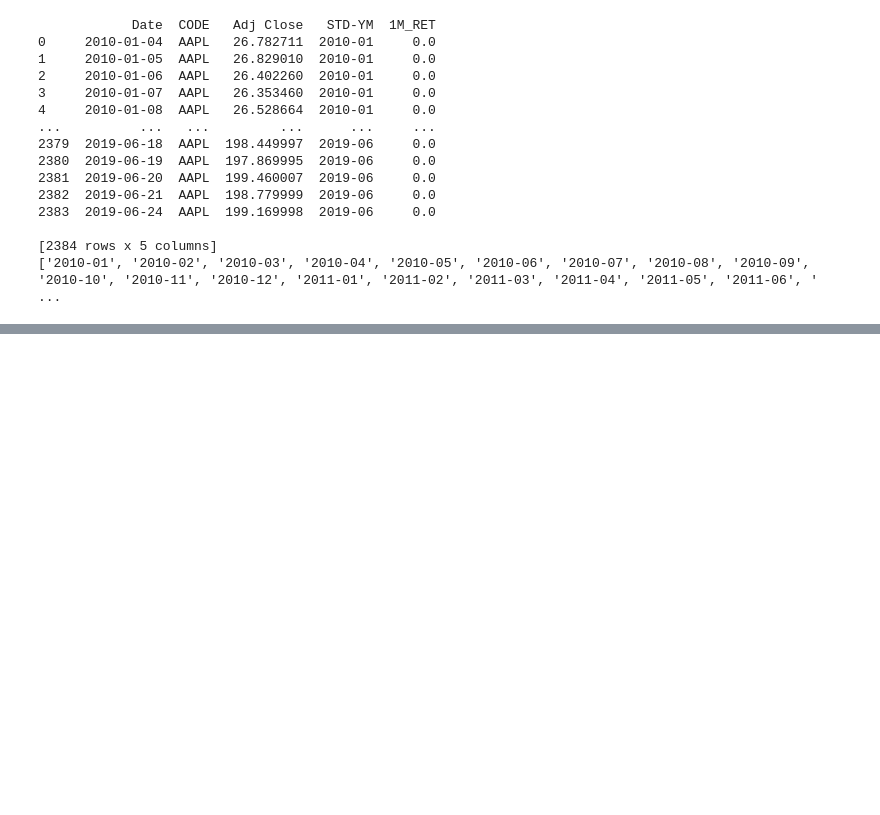
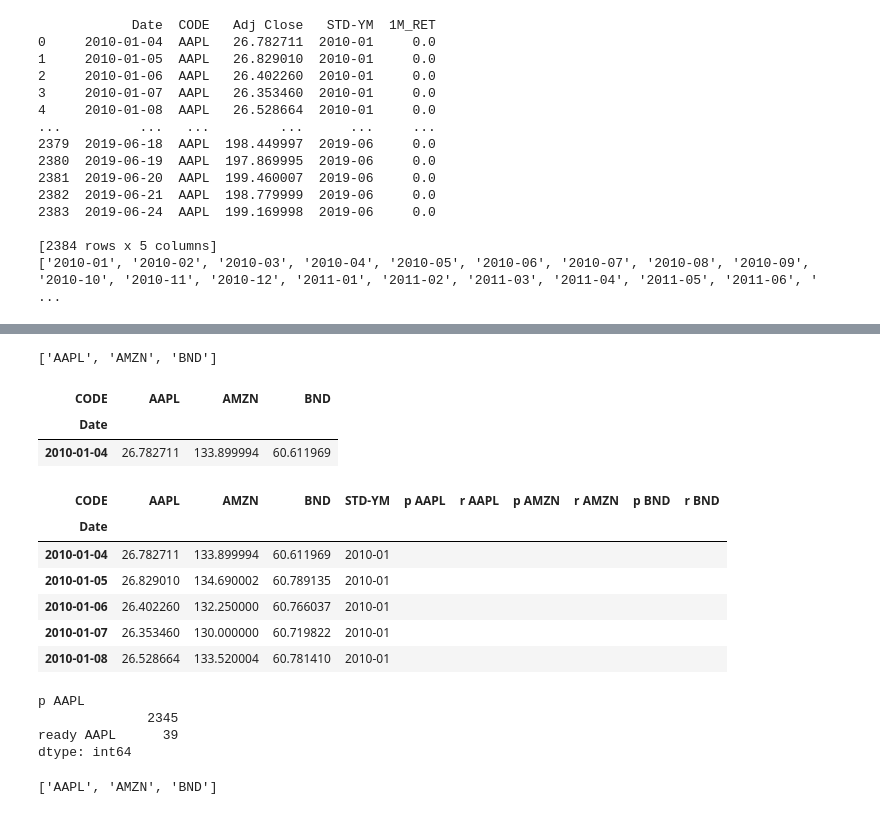
Before and after one commit to bsmoon-86/ubion-5, a Jupyter notebook: 220915/상대모멘텀.ipynb, the cells around one changed output, grey strips where cells are left out. Drawn from its saved outputs; the diff is of its cells as text; code cells hidden in the pictures; blank space fills up the shorter version.

```diff
--- a/220915/상대모멘텀.ipynb
+++ b/220915/상대모멘텀.ipynb
@@ -207,0 +202,3 @@ month_last_df.head(10)
+# %%
+month_ret_df = month_last_df.pivot('Date', 'CODE', '1M_RET')
+month_ret_df
@@ -207,0 +220,4 @@ month_last_df.head(10)
+# %%
+# 투자종목 선택할 rank
+month_ret_df = month_ret_df.rank(axis=1, ascending=False, method="max", pct=True)
+month_ret_df
@@ -207,0 +239,5 @@ month_last_df.head(10)
+# %%
+# 상위 40%에 드는 종목을 체크
+month_ret_df = month_ret_df.where(month_ret_df < 0.4, np.nan).fillna(0)
+month_ret_df[month_ret_df != 0] = 1
+month_ret_df
@@ -207,0 +259,49 @@ month_last_df.head(10)
+# %%
+stock_list = list(stock_df["CODE"].unique())
+stock_list
+# %% [output]
+['AAPL', 'AMZN', 'BND']
+# %%
+stock_c_matrix.head(1)
+# %% [output]
+| CODE | AAPL | AMZN | BND |
+| Date |  |  |  |
+| 2010-01-04 | 26.782711 | 133.899994 | 60.611969 |
+# %%
+# 비어있는 딕셔너리 형태 데이터
+sig_dict = dict()
+for date in month_ret_df.index:
+    ticker_list = list(month_ret_df.loc[date, month_ret_df.loc[date, :] >= 1.0].index)
+    # 날짜별로 종목코드 저장
+    sig_dict[date] = ticker_list
+stock_c_matrix = stock_df.pivot('Date', 'CODE', 'Adj Close')
+book = create_trade_book(stock_c_matrix, stock_list)
+book.head()
+# %% [output]
+| CODE | AAPL | AMZN | BND | STD-YM | p AAPL | r AAPL | p AMZN | r AMZN | p BND | r BND |
+| Date |  |  |  |  |  |  |  |  |  |  |
+| 2010-01-04 | 26.782711 | 133.899994 | 60.611969 | 2010-01 |  |  |  |  |  |  |
+| 2010-01-05 | 26.829010 | 134.690002 | 60.789135 | 2010-01 |  |  |  |  |  |  |
+| 2010-01-06 | 26.402260 | 132.250000 | 60.766037 | 2010-01 |  |  |  |  |  |  |
+| 2010-01-07 | 26.353460 | 130.000000 | 60.719822 | 2010-01 |  |  |  |  |  |  |
+| 2010-01-08 | 26.528664 | 133.520004 | 60.781410 | 2010-01 |  |  |  |  |  |  |
+# %%
+for date, values in sig_dict.items():
+    for stock in values:
+        book.loc[date, "p "+stock] = "ready " + stock
+
+## 반복문이 처음 시작하는 경우
+## date = 2010-01-29
+## values = ['BND']
+## stock = 'BND'
+## bool.loc["2010-01-29", "p BND"] = "readyBND"
+book.value_counts("p AAPL")
+# %% [output]
+p AAPL
+              2345
+ready AAPL      39
+dtype: int64
+# %%
+stock_list
+# %% [output]
+['AAPL', 'AMZN', 'BND']
```
Also changed, not shown: parts of 12 cells of this notebook.
